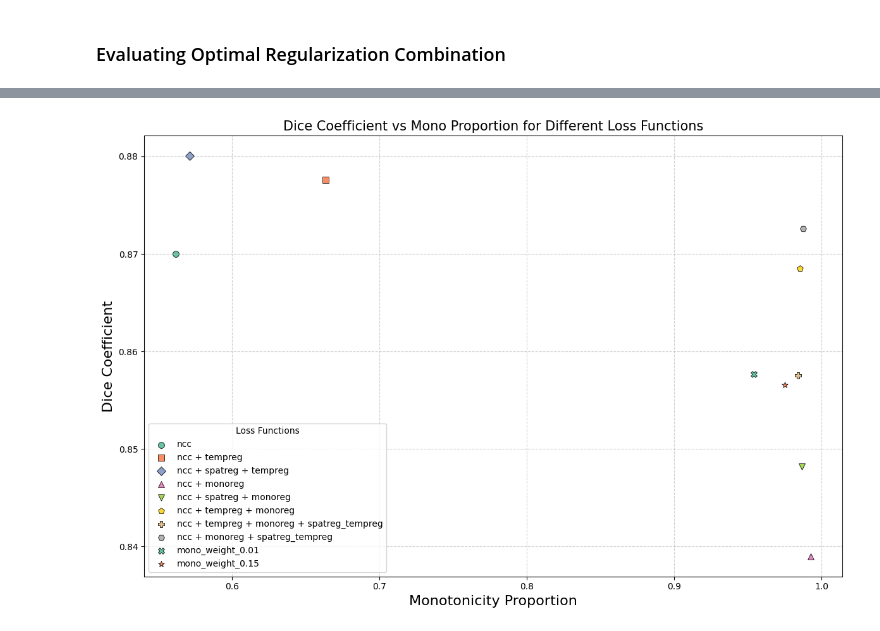
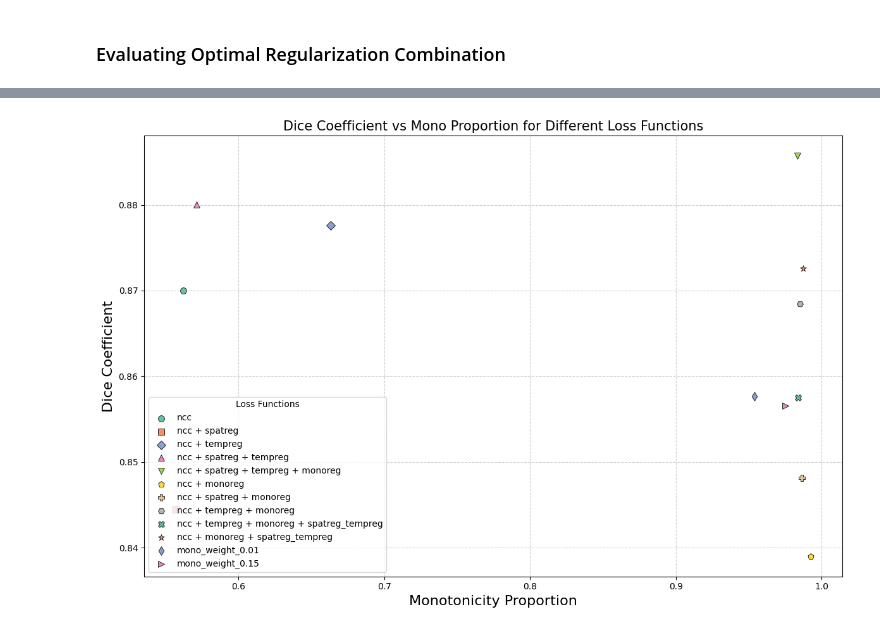
Before and after one commit to aisha-lawal/inrmorph, a Jupyter notebook: eval/script.ipynb, the cells around one changed output, grey strips where cells are left out. Cells and saved outputs as stored; diff of their text form; code cells hidden in the pictures.

```diff
--- a/eval/script.ipynb
+++ b/eval/script.ipynb
@@ -30,25 +30,25 @@ plt.show()
 # %%
-markers = ['o', 's', 'D', '^', 'v', 'p', 'P', 'H', 'X', '*']
+markers = ['o', 's', 'D', '^', 'v', 'p', 'P', 'H', 'X', '*', 'd', '>']
 plt.figure(figsize=(12, 8))
 
 #plot model type separately with different markers
 for i, loss_functions in enumerate(data['loss_functions'].unique()):
     subset = data[data['loss_functions'] == loss_functions]
     sns.scatterplot(
         x=subset['mono_proportion'],
         y=subset['dice'],
         label=loss_functions,
         color=palette[i],
         marker=markers[i],
         s=50,
         edgecolor='black'
     )
 plt.title('Dice Coefficient vs Mono Proportion for Different Loss Functions', fontsize=15)
 plt.xlabel('Monotonicity Proportion', fontsize=16)
 plt.ylabel('Dice Coefficient', fontsize=16)
 plt.grid(True, linestyle='--', alpha=0.6)
 plt.legend(title='Loss Functions', loc='lower left', fontsize=10)
 plt.tight_layout()
 plt.show()
 # %% [output]
-[figure, old version]
+[figure, new version]
```
Also changed, not shown: parts of 1 cell of this notebook, 1 other file.
